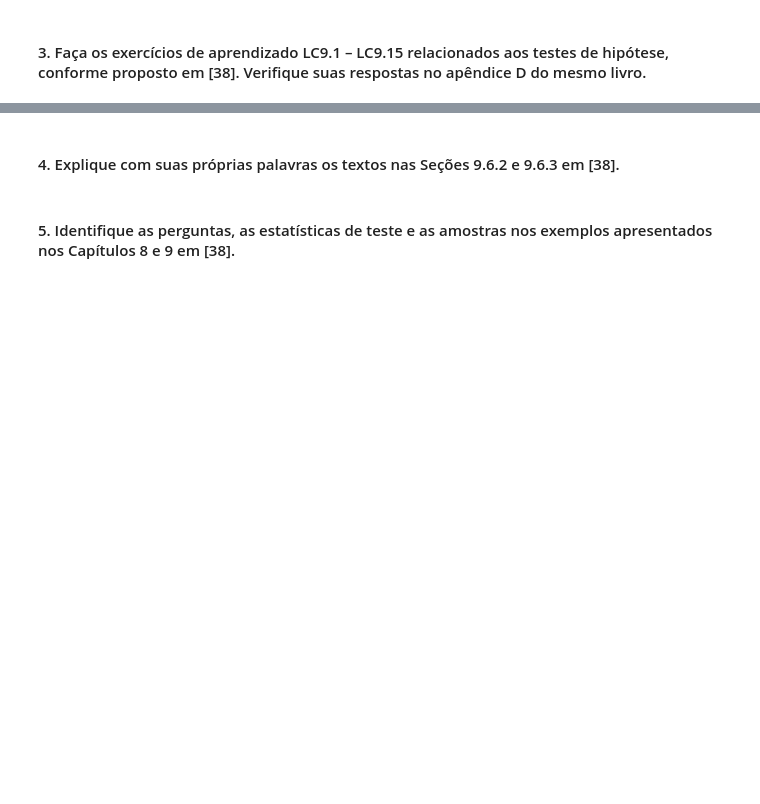
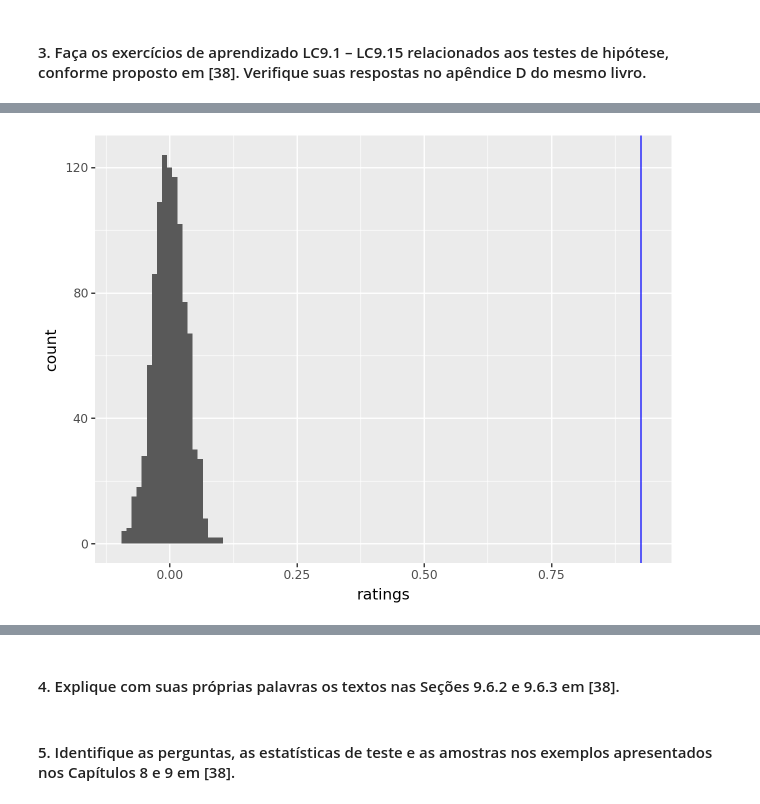
Before and after one commit to RafaelRagozoni/Topicos7, a Jupyter notebook: Aula9/participacao.ipynb, the cells around one changed output, grey strips where cells are left out. Cells and saved outputs as stored; diff of their text form; code cells hidden in the pictures; blank space fills up the shorter version.

```diff
--- a/Aula9/participacao.ipynb
+++ b/Aula9/participacao.ipynb
@@ -340,0 +406,21 @@ Discuss how these plots compare to the similar plots produced for the movies_sam
+# %%
+# Gerar 1000 shuffles
+
+h0_mean_ratings = []
+h0_median_ratings = []
+romance_number, action_number = movies["genre"].value_counts()
+movies_shuffle = movies.copy()
+for i in range(1000):
+    movies_shuffle["genre"] = movies['genre'].sample(frac=1).values
+    h0_mean_ratings.append(movies_shuffle[movies_shuffle["genre"] == "Romance"]["rating"].mean() - movies_shuffle[movies_shuffle["genre"] == "Action"]["rating"].mean())
+    h0_median_ratings.append(movies_shuffle[movies_shuffle["genre"] == "Romance"]["rating"].median() - movies_shuffle[movies_shuffle["genre"] == "Action"]["rating"].median())
+
+h0_mean_ratings_df = pd.DataFrame(h0_mean_ratings)
+h0_mean_ratings_df.columns = ["ratings"]
+h0_median_ratings_df = pd.DataFrame(h0_median_ratings)
+h0_median_ratings_df.columns = ["ratings"]
+# %%
+ggplot(h0_mean_ratings_df) + aes(x="ratings") + geom_histogram(binwidth=0.01) \
++ geom_vline(xintercept=value, color = "blue")
+# %% [output]
+[figure, added]
```
Also changed, not shown: parts of 21 cells of this notebook, 1 other file.
